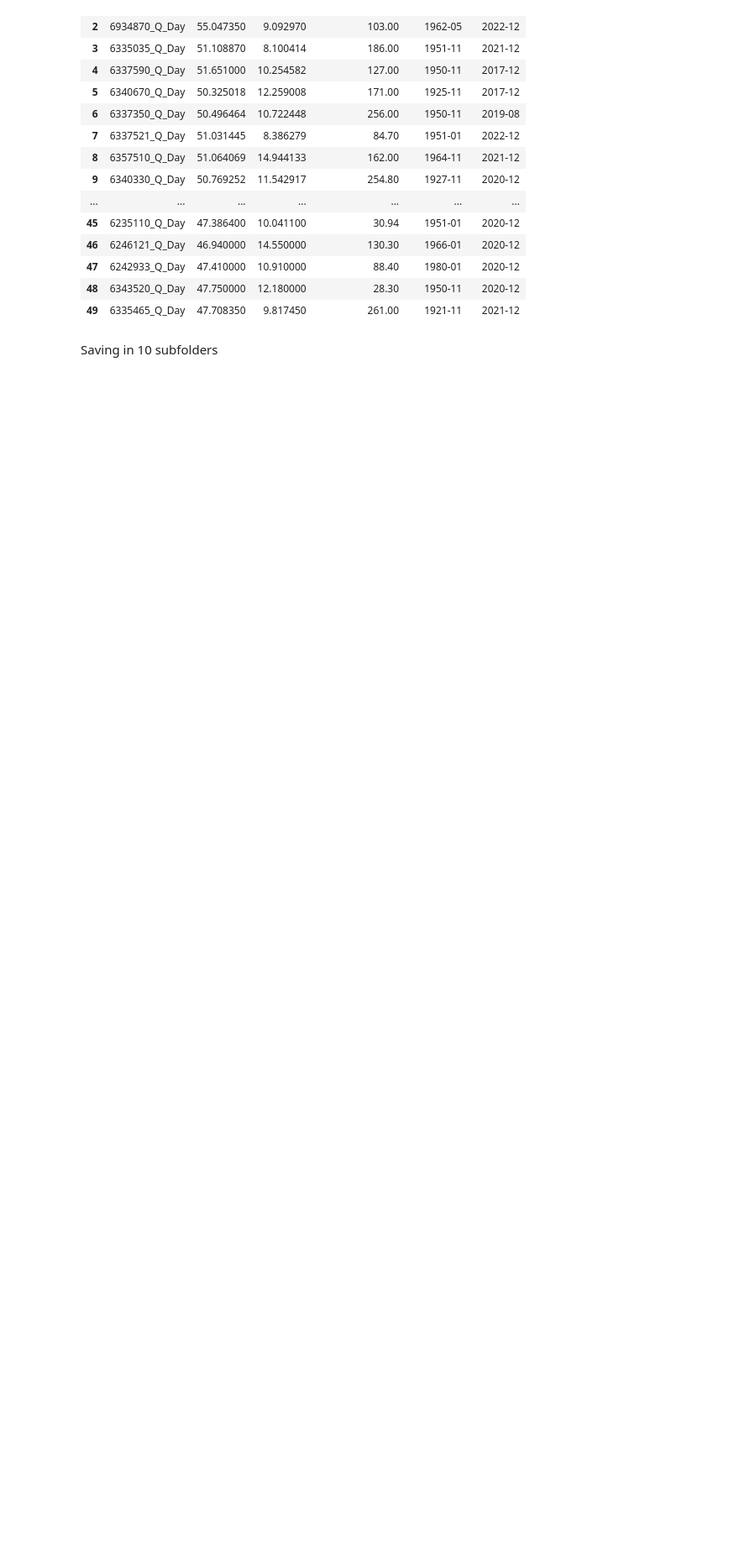
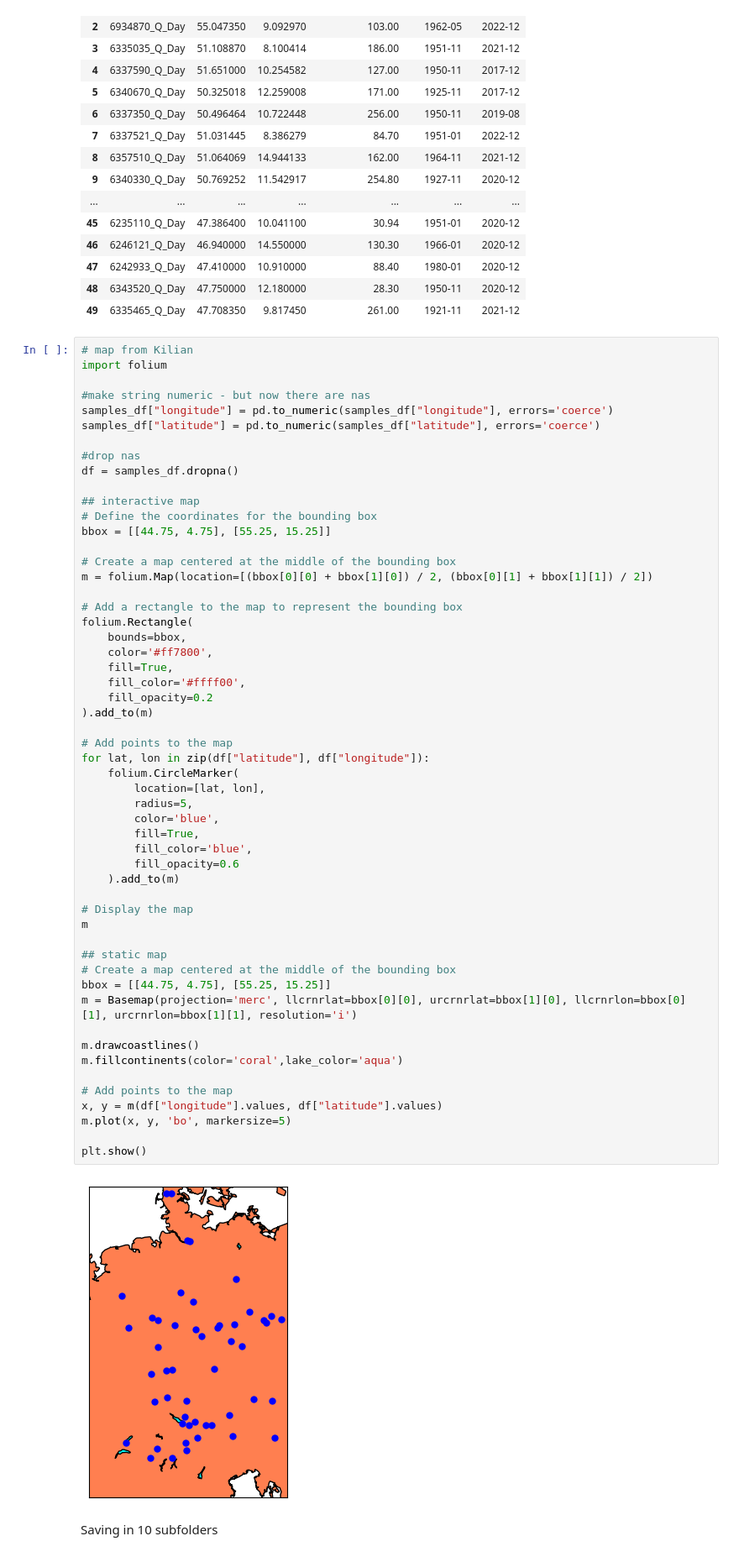
Before and after one commit to JohannaTrost/MSC24-WBM, a Jupyter notebook: sample_catchment.ipynb, the cells around one changed output. Shown at 84% size. Drawn from its saved outputs; the diff is of its cells as text; blank space fills up the shorter version.

```diff
--- a/sample_catchment.ipynb
+++ b/sample_catchment.ipynb
@@ -217,6 +217,62 @@ samples_df
 | 47 | 6242933_Q_Day | 47.410000 | 10.910000 | 88.40 | 1980-01 | 2020-12 |
 | 48 | 6343520_Q_Day | 47.750000 | 12.180000 | 28.30 | 1950-11 | 2020-12 |
 | 49 | 6335465_Q_Day | 47.708350 | 9.817450 | 261.00 | 1921-11 | 2021-12 |
+# %%
+# map from Kilian
+import folium
+
+#make string numeric - but now there are nas
+samples_df["longitude"] = pd.to_numeric(samples_df["longitude"], errors='coerce')
+samples_df["latitude"] = pd.to_numeric(samples_df["latitude"], errors='coerce')
+
+#drop nas
+df = samples_df.dropna()
+
+## interactive map
+# Define the coordinates for the bounding box
+bbox = [[44.75, 4.75], [55.25, 15.25]]
+
+# Create a map centered at the middle of the bounding box
+m = folium.Map(location=[(bbox[0][0] + bbox[1][0]) / 2, (bbox[0][1] + bbox[1][1]) / 2])
+
+# Add a rectangle to the map to represent the bounding box
+folium.Rectangle(
+    bounds=bbox,
+    color='#ff7800',
+    fill=True,
+    fill_color='#ffff00',
+    fill_opacity=0.2
+).add_to(m)
+
+# Add points to the map
+for lat, lon in zip(df["latitude"], df["longitude"]):
+    folium.CircleMarker(
+        location=[lat, lon],
+        radius=5,
+        color='blue',
+        fill=True,
+        fill_color='blue',
+        fill_opacity=0.6
+    ).add_to(m)
+
+# Display the map
+m
+
+## static map
+# Create a map centered at the middle of the bounding box
+bbox = [[44.75, 4.75], [55.25, 15.25]]
+m = Basemap(projection='merc', llcrnrlat=bbox[0][0], urcrnrlat=bbox[1][0], llcrnrlon=bbox[0][1], urcrnrlon=bbox[1][1], resolution='i')
+
+m.drawcoastlines()
+m.fillcontinents(color='coral',lake_color='aqua')
+
+# Add points to the map
+x, y = m(df["longitude"].values, df["latitude"].values)
+m.plot(x, y, 'bo', markersize=5)
+
+plt.show()
+# %% [output]
+[figure, added]
 # %% [markdown]
 Saving in 10 subfolders
 # %%
```
Also changed, not shown: 1 other file.
